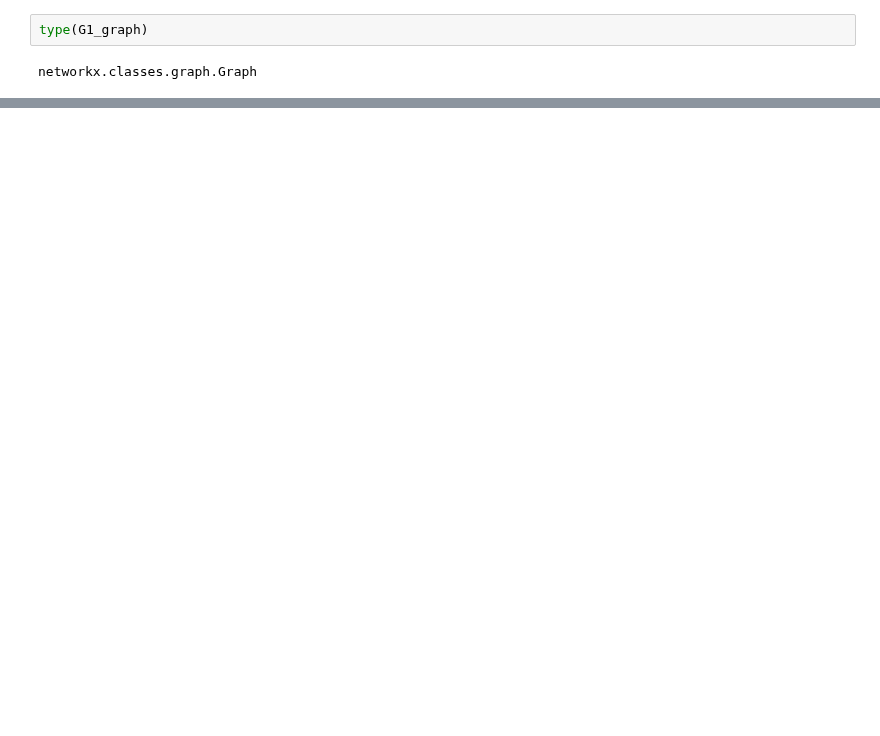
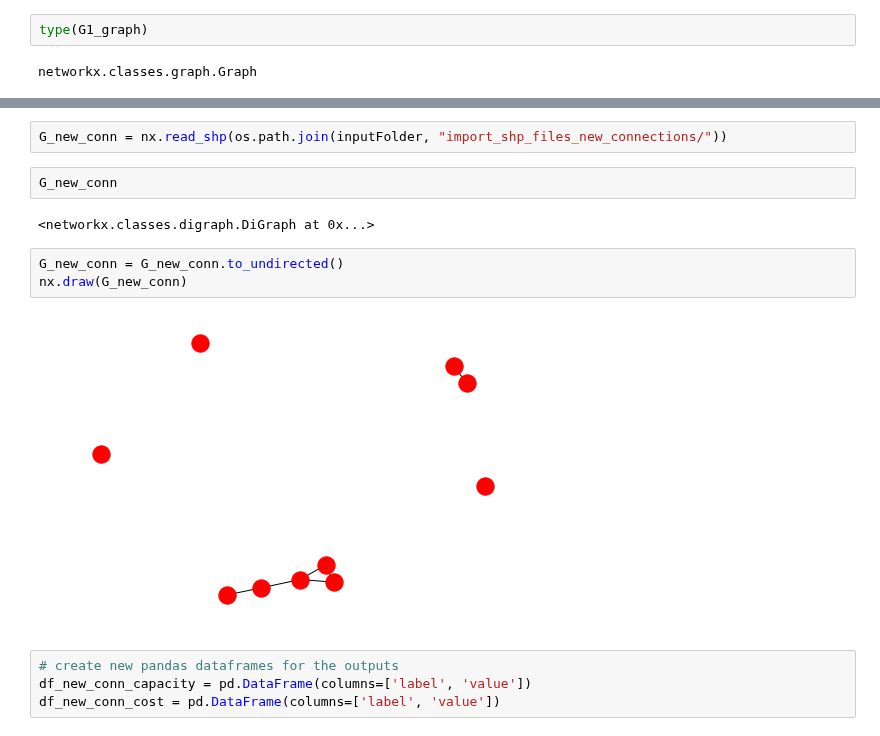
Before and after one commit to worldbank/GOST_PublicGoods, a Jupyter notebook: Implementations/uganda_power_grid_optimization/uganda_power_grid_optimization.ipynb, the cells around one changed output, grey strips where cells are left out. Cells and saved outputs as stored; diff of their text form; blank space fills up the shorter version.

```diff
--- a/Implementations/uganda_power_grid_optimization/uganda_power_grid_optimization.ipynb
+++ b/Implementations/uganda_power_grid_optimization/uganda_power_grid_optimization.ipynb
@@ -597,0 +376,15 @@ node neighbors:
+# %%
+G_new_conn = nx.read_shp(os.path.join(inputFolder, "import_shp_files_new_connections/"))
+# %%
+G_new_conn
+# %% [output]
+<networkx.classes.digraph.DiGraph at 0x...>
+# %%
+G_new_conn = G_new_conn.to_undirected()
+nx.draw(G_new_conn)
+# %% [output]
+[figure, added]
+# %%
+# create new pandas dataframes for the outputs
+df_new_conn_capacity = pd.DataFrame(columns=['label', 'value'])
+df_new_conn_cost = pd.DataFrame(columns=['label', 'value'])
```
Also changed, not shown: parts of 72 cells of this notebook, 12 other files.
